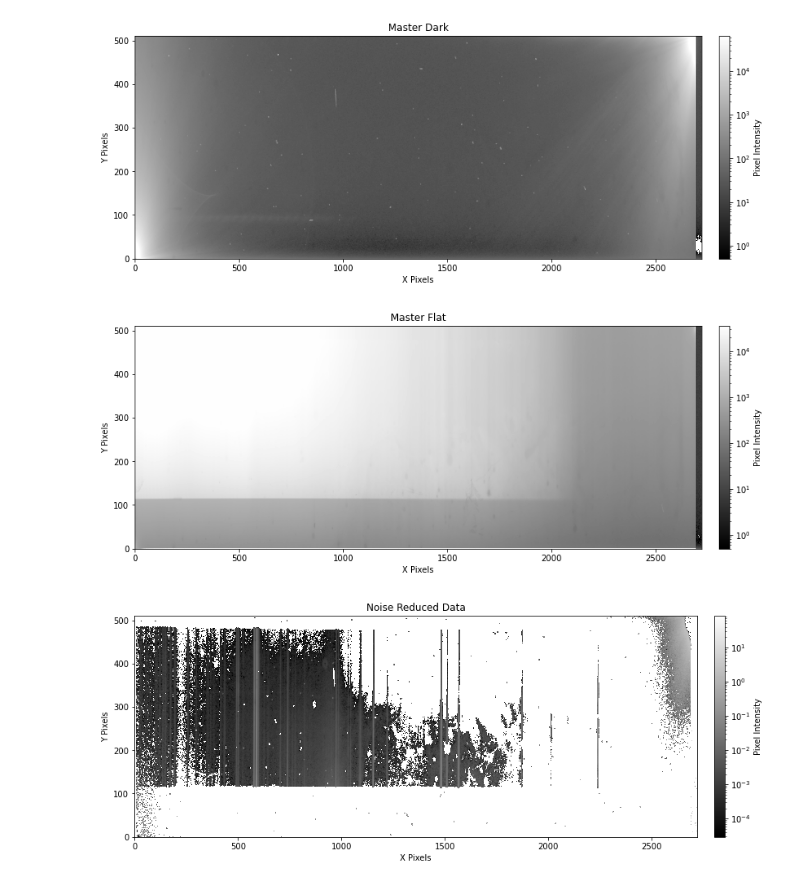
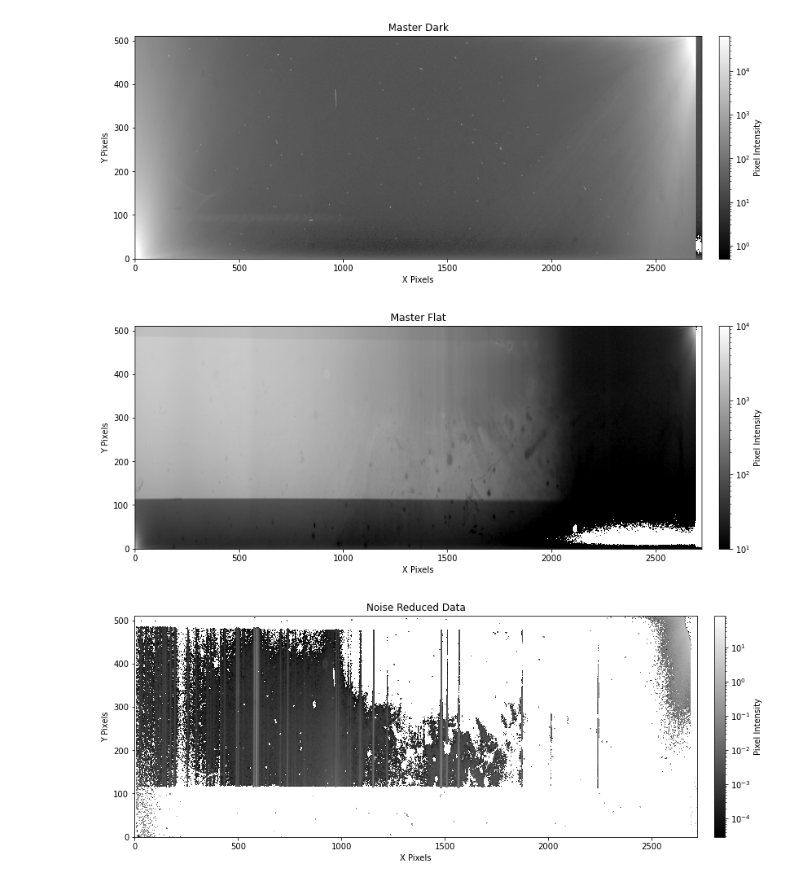
Before and after one commit to astronamanj/641_Observational_Techniques, a Jupyter notebook: omm_spectograph/noise_removal.ipynb, the cells around one changed output. Cells and saved outputs as stored; diff of their text form; code cells hidden in the pictures.

```diff
--- a/omm_spectograph/noise_removal.ipynb
+++ b/omm_spectograph/noise_removal.ipynb
@@ -9,5 +9,5 @@ for i in range(1, 11):
 master_bias = fn.create_master_bias(bias_files)
 np.save('./data/master_bias.npy', master_bias)
 
-fn.plot_fits(master_bias, 'Master Bias', LogNorm())
+fn.plot_fits(master_bias, 'Master Bias', LogNorm()
 # %% [output]
@@ -30,15 +29,15 @@ plot_fits(
 [figure]
 # %%
 flat_files = []
-for i in range(1, 23):
+for i in range(12, 23):
     file_path = f'./data/flat{i:04d}.fits'
     flat_files.append(file_path)
 master_flat = fn.create_master_flat(flat_files, master_bias)
 np.save('./data/master_flat.npy', master_flat)
 
-fn.plot_fits(master_flat, 'Master Flat', LogNorm())
+fn.plot_fits(master_flat, 'Master Flat', LogNorm(vmin=1e1, vmax=1e4))
 # %% [output]
-[figure, old version]
+[figure, new version]
 # %%
 data = fn.read_fits('./data/source.fits')
 data = data - master_bias
```
Also changed, not shown: parts of 1 cell of this notebook, 5 other files.
